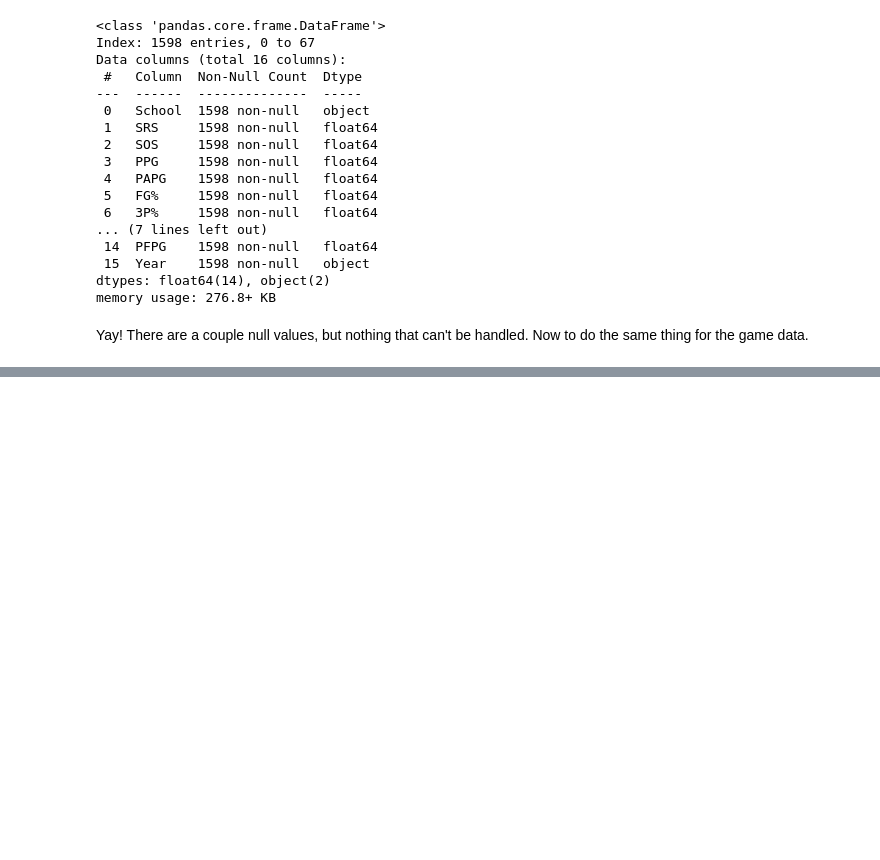
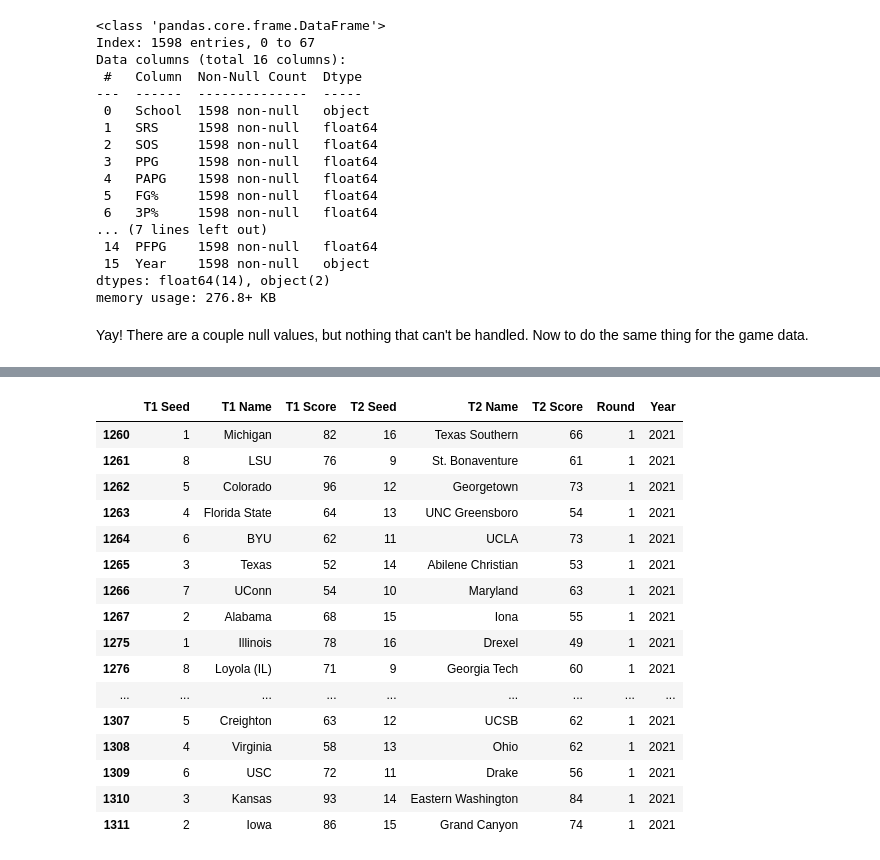
Before and after one commit to BARATZL/march-madness-supML, a Jupyter notebook: NCAAMB_ML.ipynb, the cells around one changed output, grey strips where cells are left out. Drawn from its saved outputs; the diff is of its cells as text; code cells hidden in the pictures; blank space fills up the shorter version.

Commit message:
tried to merge, need to address 2021 game in code

```diff
--- a/NCAAMB_ML.ipynb
+++ b/NCAAMB_ML.ipynb
@@ -658,0 +674,24 @@ game_data
+# %%
+twoone_check = game_data[game_data['Year']=='2021']
+# %%
+checktwo = twoone_check[twoone_check['Round']==1]
+# %%
+checktwo
+# %% [output]
+|  | T1 Seed | T1 Name | T1 Score | T2 Seed | T2 Name | T2 Score | Round | Year |
+| 1260 | 1 | Michigan | 82 | 16 | Texas Southern | 66 | 1 | 2021 |
+| 1261 | 8 | LSU | 76 | 9 | St. Bonaventure | 61 | 1 | 2021 |
+| 1262 | 5 | Colorado | 96 | 12 | Georgetown | 73 | 1 | 2021 |
+| 1263 | 4 | Florida State | 64 | 13 | UNC Greensboro | 54 | 1 | 2021 |
+| 1264 | 6 | BYU | 62 | 11 | UCLA | 73 | 1 | 2021 |
+| 1265 | 3 | Texas | 52 | 14 | Abilene Christian | 53 | 1 | 2021 |
+| 1266 | 7 | UConn | 54 | 10 | Maryland | 63 | 1 | 2021 |
+| 1267 | 2 | Alabama | 68 | 15 | Iona | 55 | 1 | 2021 |
+| 1275 | 1 | Illinois | 78 | 16 | Drexel | 49 | 1 | 2021 |
+| 1276 | 8 | Loyola (IL) | 71 | 9 | Georgia Tech | 60 | 1 | 2021 |
+| ... | ... | ... | ... | ... | ... | ... | ... | ... |
+| 1307 | 5 | Creighton | 63 | 12 | UCSB | 62 | 1 | 2021 |
+| 1308 | 4 | Virginia | 58 | 13 | Ohio | 62 | 1 | 2021 |
+| 1309 | 6 | USC | 72 | 11 | Drake | 56 | 1 | 2021 |
+| 1310 | 3 | Kansas | 93 | 14 | Eastern Washington | 84 | 1 | 2021 |
+| 1311 | 2 | Iowa | 86 | 15 | Grand Canyon | 74 | 1 | 2021 |
```
Also changed, not shown: parts of 8 cells of this notebook.
